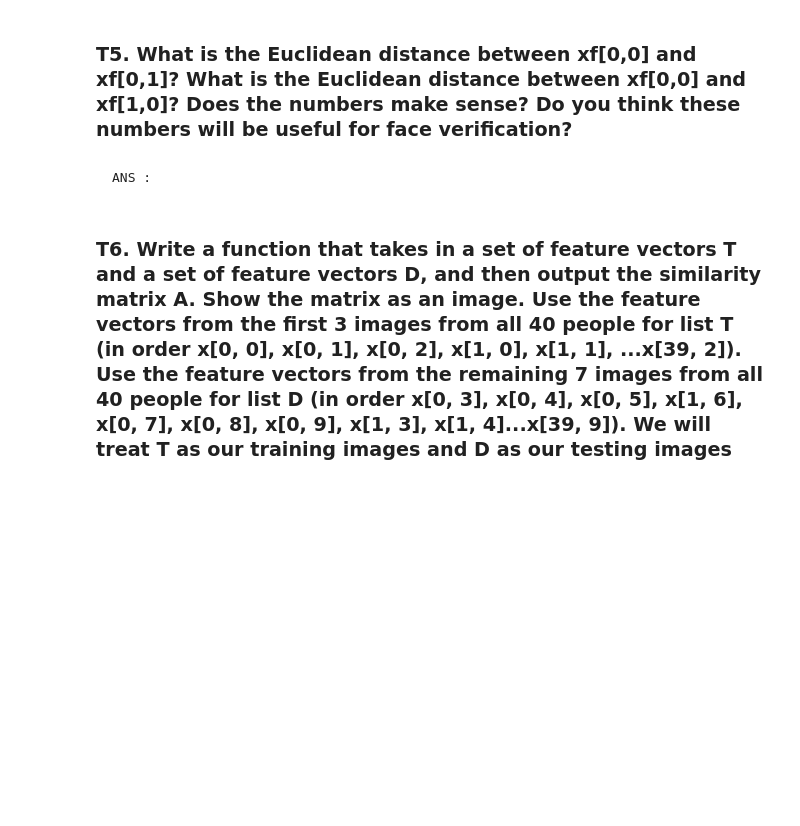
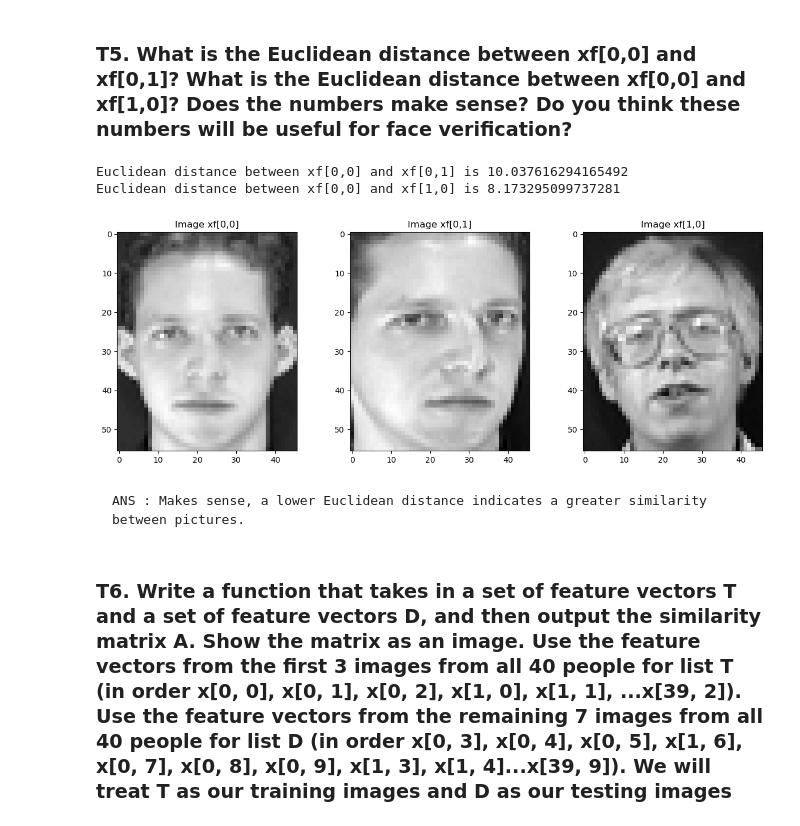
Before and after one commit to pupipatsk/Pattern-Recognition, a Jupyter notebook: HW/HW03/HW03.ipynb, the cells around one changed output. Cells and saved outputs as stored; diff of their text form; code cells hidden in the pictures; blank space fills up the shorter version.

```diff
--- a/HW/HW03/HW03.ipynb
+++ b/HW/HW03/HW03.ipynb
@@ -323,11 +312,15 @@ plt.show()
 # %% [markdown]
 ### T5. What is the Euclidean distance between xf[0,0] and xf[0,1]? What is the Euclidean distance between xf[0,0] and xf[1,0]? Does the numbers make sense? Do you think these numbers will be useful for face verification?
 # %%
-def L2_dist(x1, x2):
+def L2_dist(image_1, image_2):
     """
     TODO: Calculate L2 distance.
     """
-    return
+    # Reshape to 1D array
+    image1_flat = np.reshape(image_1, -1)
+    image2_flat = np.reshape(image_2, -1)
+
+    return np.sqrt( np.sum( (image1_flat - image2_flat)**2 ) )
 
 # Test L2_dist
 def test_L2_dist():
@@ -338,3 +331,6 @@ test_L2_dist()
 
 print('Euclidean distance between xf[0,0] and xf[0,1] is', L2_dist(xf[0,0], xf[0,1]))
 print('Euclidean distance between xf[0,0] and xf[1,0] is', L2_dist(xf[0,0], xf[1,0]))
+# %% [output]
+Euclidean distance between xf[0,0] and xf[0,1] is 10.037616294165492
+Euclidean distance between xf[0,0] and xf[1,0] is 8.173295099737281
@@ -343,5 +337,21 @@ print('Euclidean distance between xf[0,0] and xf[1,0] is', L2_dist(xf[0,0], xf[1
-# %% [markdown]
-    ANS :
+# %%
+# TODO: Show why does the numbers make sense
+fig, axes = plt.subplots(1, 3, figsize=(15, 5))
+
+axes[0].imshow(xf[0, 0], cmap='gray')
+axes[0].set_title('Image xf[0,0]')
+
+axes[1].imshow(xf[0, 1], cmap='gray')
+axes[1].set_title('Image xf[0,1]')
+
+axes[2].imshow(xf[1, 0], cmap='gray')
+axes[2].set_title('Image xf[1,0]')
+
+plt.show()
+# %% [output]
+[figure, added]
+# %% [markdown]
+    ANS : Makes sense, a lower Euclidean distance indicates a greater similarity between pictures.
 # %% [markdown]
 ### T6. Write a function that takes in a set of feature vectors T and a set of feature vectors D, and then output the similarity matrix A. Show the matrix as an image. Use the feature vectors from the first 3 images from all 40 people for list T (in order x[0, 0], x[0, 1], x[0, 2], x[1, 0], x[1, 1], ...x[39, 2]). Use the feature vectors from the remaining 7 images from all 40 people for list D (in order x[0, 3], x[0, 4], x[0, 5], x[1, 6], x[0, 7], x[0, 8], x[0, 9], x[1, 3], x[1, 4]...x[39, 9]). We will treat T as our training images and D as our testing images
 # %%
```
Also changed, not shown: parts of 14 cells of this notebook.
